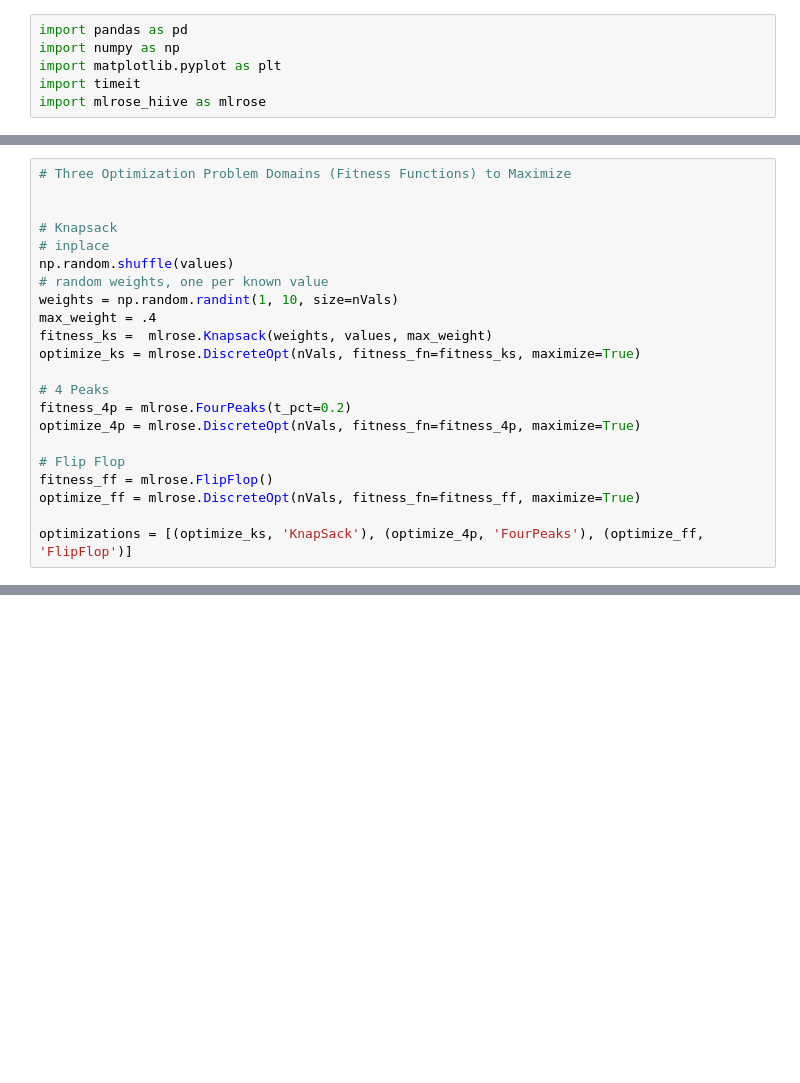
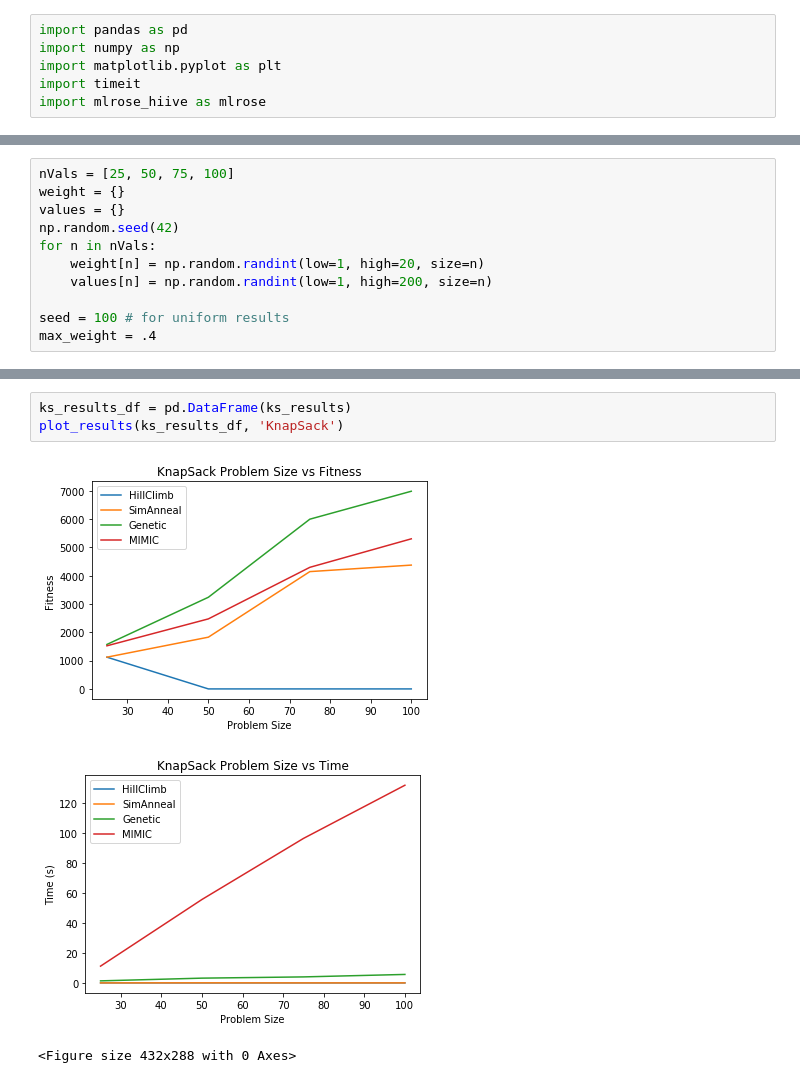
Before and after one commit to pparr/ml-randomized-optimization, a Jupyter notebook: notebooks/random-optimization-problems.ipynb, the cells around one changed output, grey strips where cells are left out. Drawn from its saved outputs; the diff is of its cells as text; blank space fills up the shorter version.

```diff
--- a/notebooks/random-optimization-problems.ipynb
+++ b/notebooks/random-optimization-problems.ipynb
@@ -11,22 +6,0 @@ nVals = len(values)
-# %%
-# Three Optimization Problem Domains (Fitness Functions) to Maximize
-
-
-# Knapsack
-# inplace
-np.random.shuffle(values)
-# random weights, one per known value
-weights = np.random.randint(1, 10, size=nVals)
-max_weight = .4
-fitness_ks =  mlrose.Knapsack(weights, values, max_weight)
-optimize_ks = mlrose.DiscreteOpt(nVals, fitness_fn=fitness_ks, maximize=True)
-
-# 4 Peaks
-fitness_4p = mlrose.FourPeaks(t_pct=0.2)
-optimize_4p = mlrose.DiscreteOpt(nVals, fitness_fn=fitness_4p, maximize=True)
-
-# Flip Flop
-fitness_ff = mlrose.FlipFlop()
-optimize_ff = mlrose.DiscreteOpt(nVals, fitness_fn=fitness_ff, maximize=True)
-
-optimizations = [(optimize_ks, 'KnapSack'), (optimize_4p, 'FourPeaks'), (optimize_ff, 'FlipFlop')]
@@ -147,0 +7,11 @@ def plot_results(results):
+# %%
+nVals = [25, 50, 75, 100]
+weight = {}
+values = {}
+np.random.seed(42)
+for n in nVals:
+    weight[n] = np.random.randint(low=1, high=20, size=n)
+    values[n] = np.random.randint(low=1, high=200, size=n)
+
+seed = 100 # for uniform results
+max_weight = .4
@@ -147,0 +117,7 @@ def plot_results(results):
+# %%
+ks_results_df = pd.DataFrame(ks_results)
+plot_results(ks_results_df, 'KnapSack')
+# %% [output]
+[figure, added]
+[figure, added]
+<Figure size 432x288 with 0 Axes>
```
Also changed, not shown: parts of 10 cells of this notebook, 12 other files.
